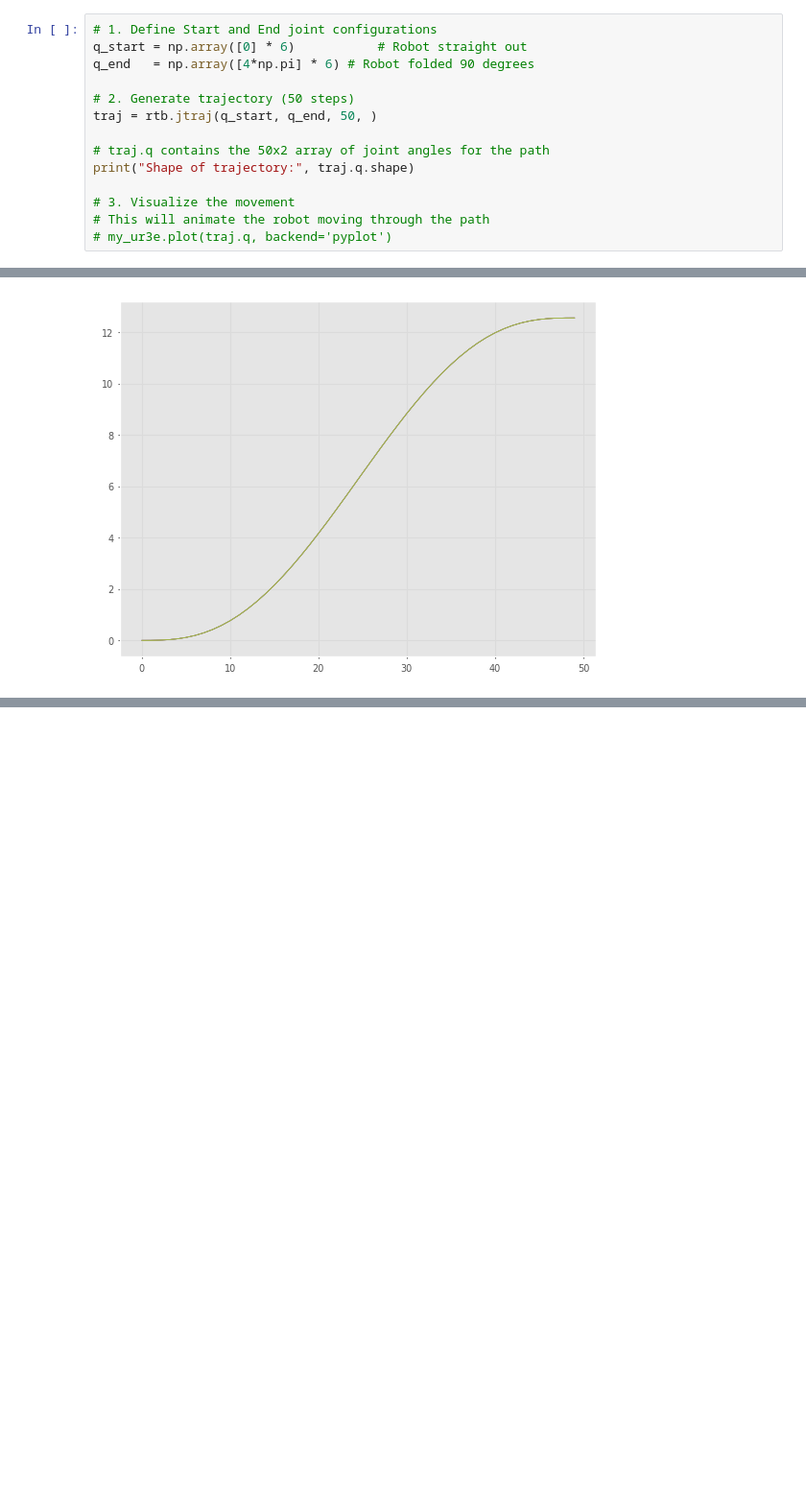
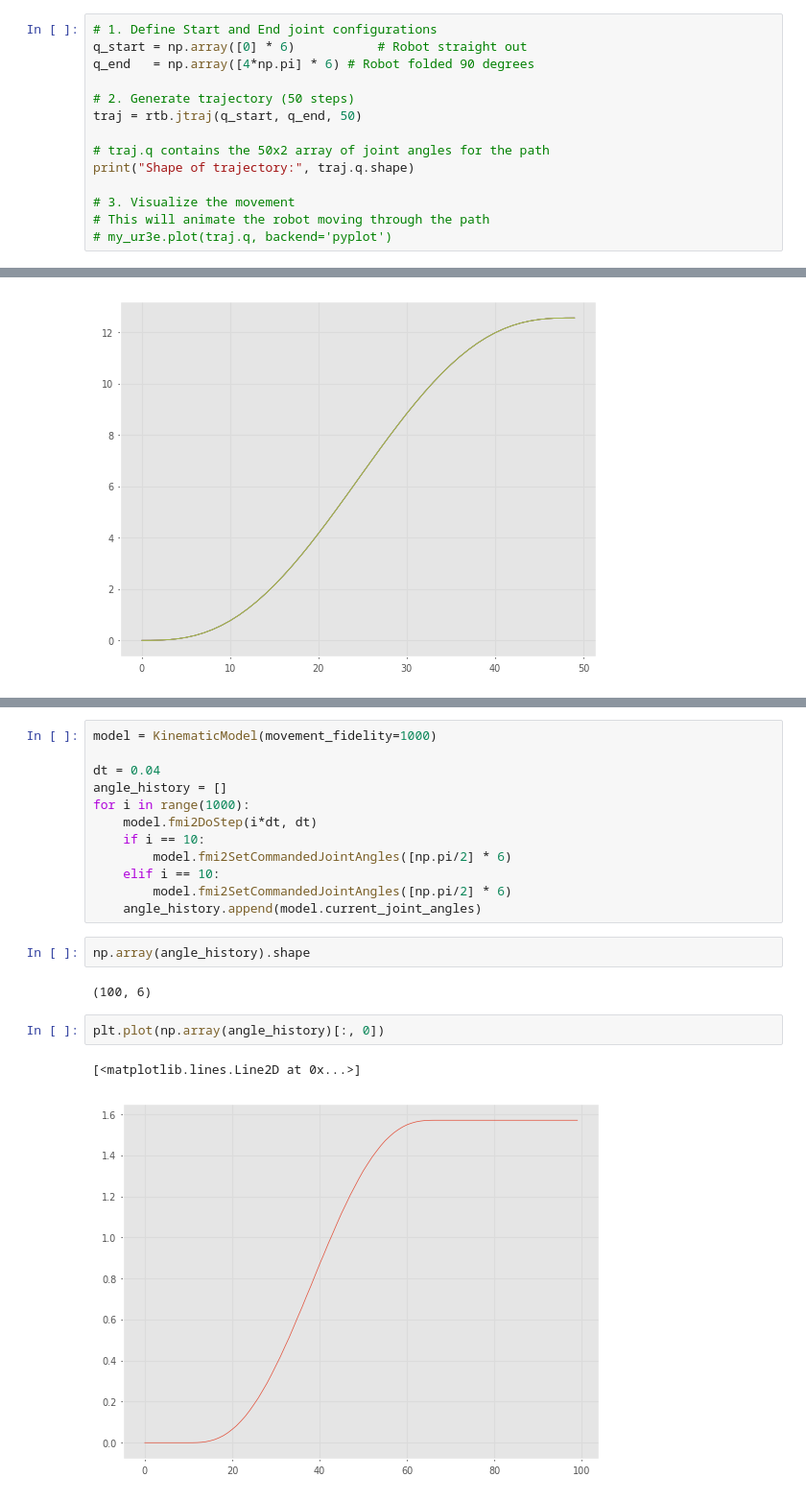
Before and after one commit to akthomsen/UR3eDTCourse, a Jupyter notebook: DT-solution/models/kinematic_model.ipynb, the cells around one changed output, grey strips where cells are left out. Shown at 96% size. Cells and saved outputs as stored; diff of their text form; blank space fills up the shorter version.

Commit message:
Finished initial version of kinematic_model.

```diff
--- a/DT-solution/models/kinematic_model.ipynb
+++ b/DT-solution/models/kinematic_model.ipynb
@@ -37,7 +37,7 @@ q_start = np.array([0] * 6)           # Robot straight out
 q_end   = np.array([4*np.pi] * 6) # Robot folded 90 degrees
 
 # 2. Generate trajectory (50 steps)
-traj = rtb.jtraj(q_start, q_end, 50, )
+traj = rtb.jtraj(q_start, q_end, 50)
 
 # traj.q contains the 50x2 array of joint angles for the path
 print("Shape of trajectory:", traj.q.shape)
@@ -110,0 +129,21 @@ class KinematicModel:
+# %%
+model = KinematicModel(movement_fidelity=1000)
+
+dt = 0.04
+angle_history = []
+for i in range(1000):
+    model.fmi2DoStep(i*dt, dt)
+    if i == 10:
+        model.fmi2SetCommandedJointAngles([np.pi/2] * 6)
+    elif i == 10:
+        model.fmi2SetCommandedJointAngles([np.pi/2] * 6)
+    angle_history.append(model.current_joint_angles)
+# %%
+np.array(angle_history).shape
+# %% [output]
+(100, 6)
+# %%
+plt.plot(np.array(angle_history)[:, 0])
+# %% [output]
+[<matplotlib.lines.Line2D at 0x...>]
+[figure, added]
```
Also changed, not shown: parts of 2 cells of this notebook, 1 other file.
